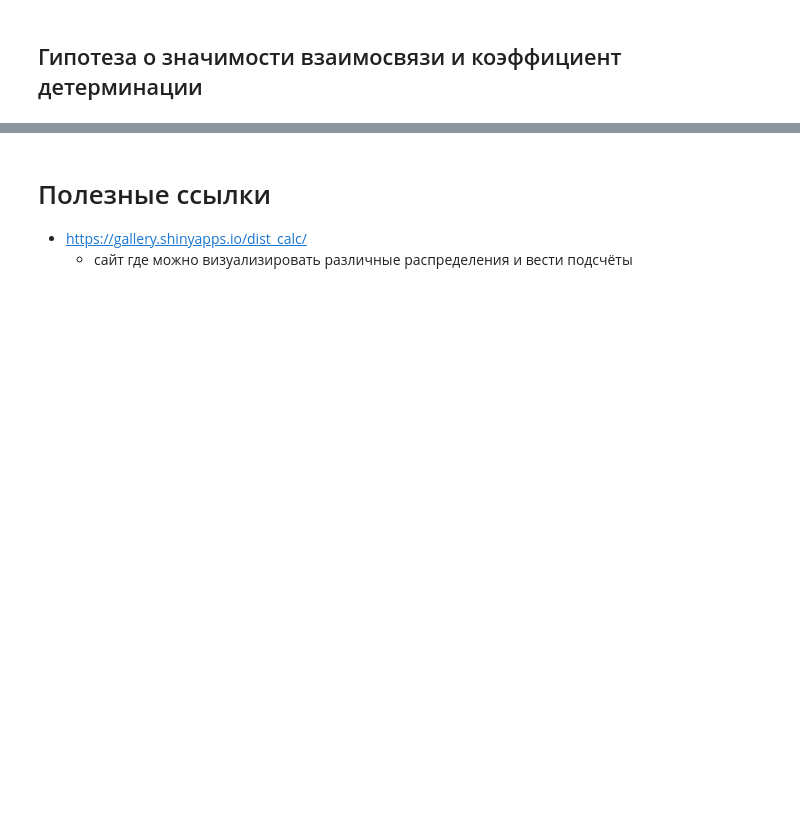
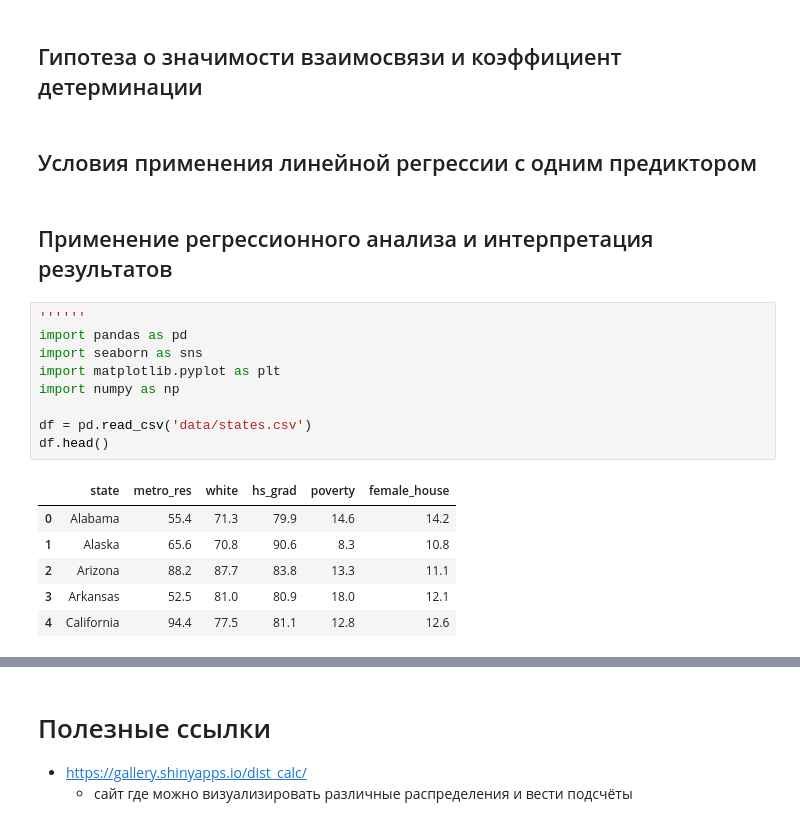
Before and after one commit to KlukvaMors/basic_stat, a Jupyter notebook: конспект.ipynb, the cells around one changed output, grey strips where cells are left out. Drawn from its saved outputs; the diff is of its cells as text; blank space fills up the shorter version.

Commit message:
Применение регрессионного анализа и интерпретация результатов

```diff
--- a/конспект.ipynb
+++ b/конспект.ipynb
@@ -839,2 +843,22 @@ plt.show()
 # %% [markdown]
 ## Гипотеза о значимости взаимосвязи и коэффициент детерминации
+# %% [markdown]
+## Условия применения линейной регрессии с одним предиктором
+# %% [markdown]
+## Применение регрессионного анализа и интерпретация результатов
+# %%
+''''''
+import pandas as pd
+import seaborn as sns
+import matplotlib.pyplot as plt
+import numpy as np
+
+df = pd.read_csv('data/states.csv')
+df.head()
+# %% [output]
+|  | state | metro_res | white | hs_grad | poverty | female_house |
+| 0 | Alabama | 55.4 | 71.3 | 79.9 | 14.6 | 14.2 |
+| 1 | Alaska | 65.6 | 70.8 | 90.6 | 8.3 | 10.8 |
+| 2 | Arizona | 88.2 | 87.7 | 83.8 | 13.3 | 11.1 |
+| 3 | Arkansas | 52.5 | 81.0 | 80.9 | 18.0 | 12.1 |
+| 4 | California | 94.4 | 77.5 | 81.1 | 12.8 | 12.6 |
```
Also changed, not shown: parts of 16 cells of this notebook, 1 other file.
